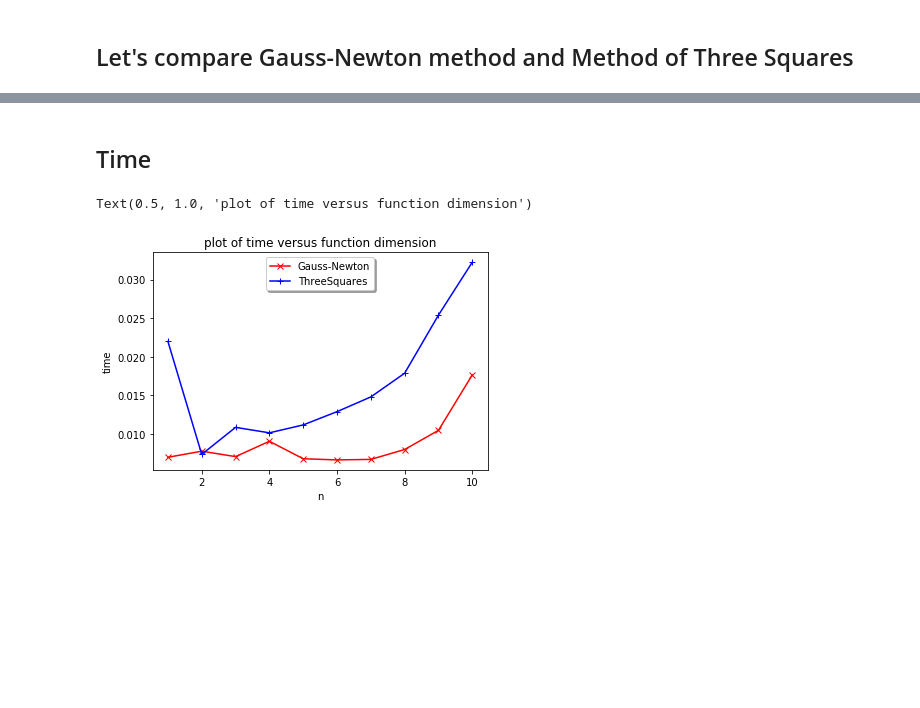
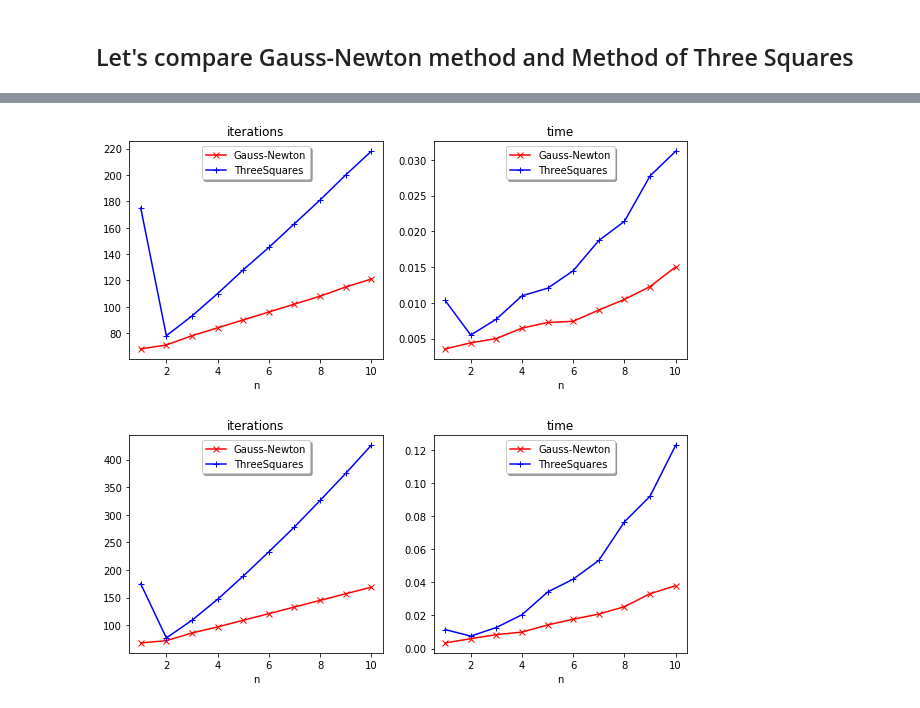
Before and after one commit to Katerina5649/Flexible-Modification-of-Gauss-Newton-Method, a Jupyter notebook: Comparison.ipynb, the cells around one changed output, grey strips where cells are left out. Cells and saved outputs as stored; diff of their text form; code cells hidden in the pictures; blank space fills up the shorter version.

Commit message:
added the third testing function, wrote function for plot graphs

```diff
--- a/Comparison.ipynb
+++ b/Comparison.ipynb
@@ -82,3 +94,22 @@ def F2(x):
+# %%
+import matplotlib.pyplot as plt
+def printPlot(maxSTEP, iterN, iterT, timeN, timeT):
+    f, (ax1, ax2) = plt.subplots(1, 2, sharey=False)
+
+    ax1.plot(range(1,maxSTEP), iterN, 'rx', range(1,maxSTEP), iterT, 'b+', linestyle='solid')
+    lgnd = ax1.legend(['Gauss-Newton', 'ThreeSquares'], loc='upper center', shadow=True)
+    ax1.set_xlabel('n')
+    #ax1.set_ylabel('iterations')
+    ax1.set_title('iterations')
+
+    ax2 = plt.gca()
+    ax2.plot(range(1,maxSTEP), timeN, 'rx', range(1,maxSTEP), timeT, 'b+', linestyle='solid')
+    lgnd = ax2.legend(['Gauss-Newton', 'ThreeSquares'], loc='upper center', shadow=True)
+    ax2.set_xlabel('n')
+    #ax2.set_ylabel('time')
+    ax2.set_title('time')
+    f.set_size_inches(10, 4)
+    plt.show()
 # %%
 import time
 
@@ -170,12 +163,10 @@ Text(0.5, 1.0, 'plot of iterations versus function dimension')
-# %% [markdown]
-## Time
-# %%
-ax = plt.gca()
-ax.plot(range(1,maxSTEP), timeN, 'rx', range(1,maxSTEP), timeT, 'b+', linestyle='solid')
-lgnd = ax.legend(['Gauss-Newton', 'ThreeSquares'], loc='upper center', shadow=True)
-ax.set_xlabel('n')
-ax.set_ylabel('time')
-ax.set_title('plot of time versus function dimension')
-# %% [output]
-Text(0.5, 1.0, 'plot of time versus function dimension')
-[figure, removed]
+# %%
+### Testing F1
+Testing(F1, J1)
+# %% [output]
+[figure, added]
+# %%
+### Testing F2
+Testing(F2, J2)
+# %% [output]
+[figure, added]
```
Also changed, not shown: parts of 15 cells of this notebook.
